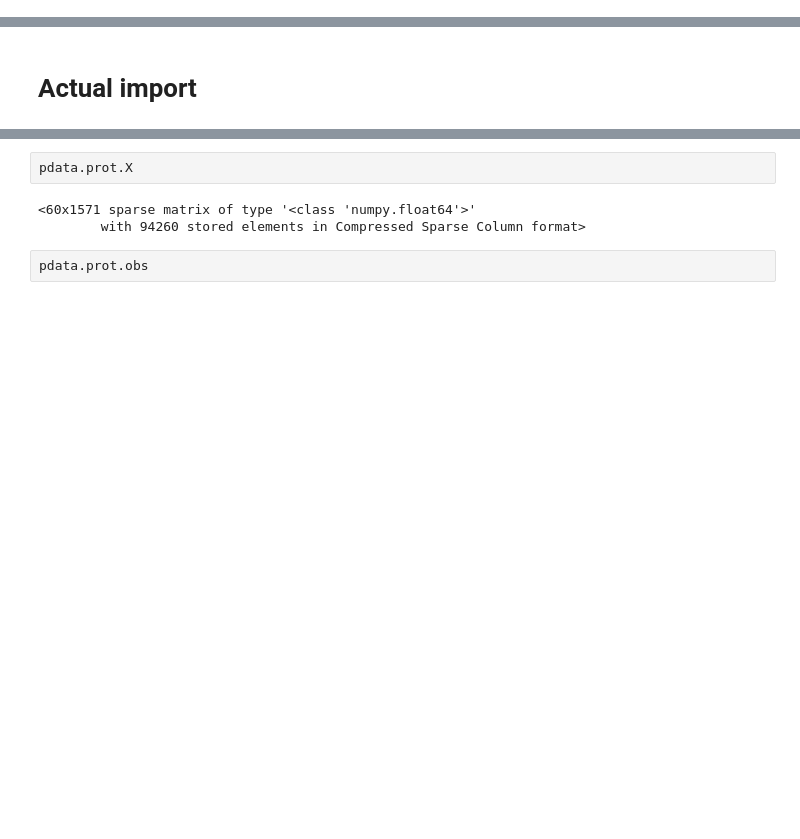
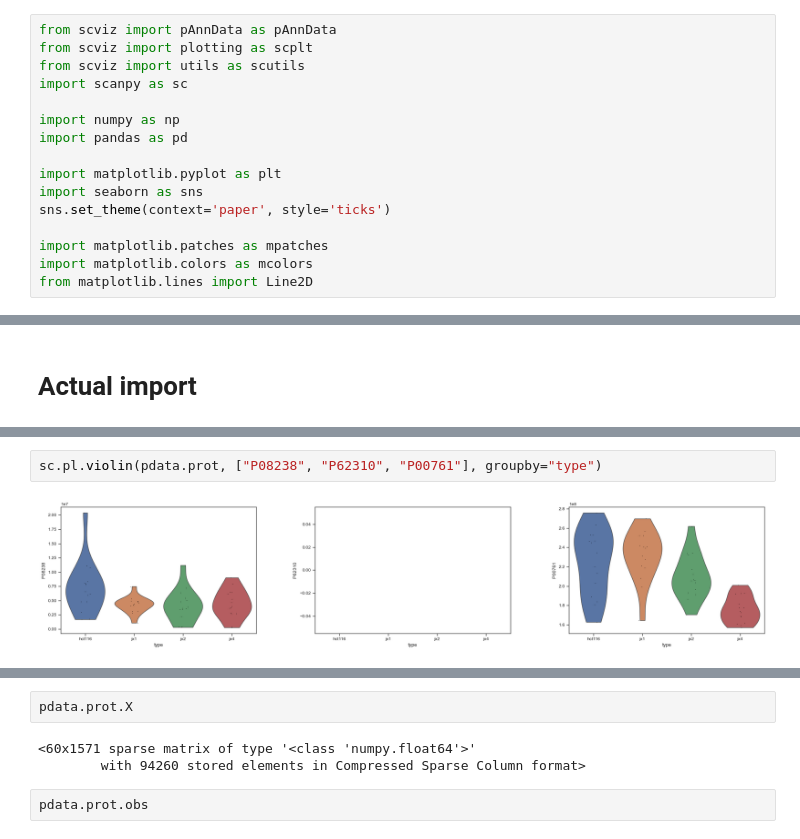
Before and after one commit to gnaprs/scviz, a Jupyter notebook: dev/dev_OOP.ipynb, the cells around one changed output, grey strips where cells are left out. Drawn from its saved outputs; the diff is of its cells as text; blank space fills up the shorter version.

```diff
--- a/dev/dev_OOP.ipynb
+++ b/dev/dev_OOP.ipynb
@@ -20,3 +1,19 @@ from typing import (  # Meta  # Generic ABCs  # Generic
+# %%
+from scviz import pAnnData as pAnnData
+from scviz import plotting as scplt
+from scviz import utils as scutils
+import scanpy as sc
+
+import numpy as np
+import pandas as pd
+
+import matplotlib.pyplot as plt
+import seaborn as sns
+sns.set_theme(context='paper', style='ticks')
+
+import matplotlib.patches as mpatches
+import matplotlib.colors as mcolors
+from matplotlib.lines import Line2D
 # %% [markdown]
 # Functions to prepare pAnnData
 # %%
@@ -91,0 +70,4 @@ pAnnData object created. Use `print(pdata)` to view the object.
+# %%
+sc.pl.violin(pdata.prot, ["P08238", "P62310", "P00761"], groupby="type")
+# %% [output]
+[figure, added]
```
Also changed, not shown: parts of 17 cells of this notebook, 5 other files.
